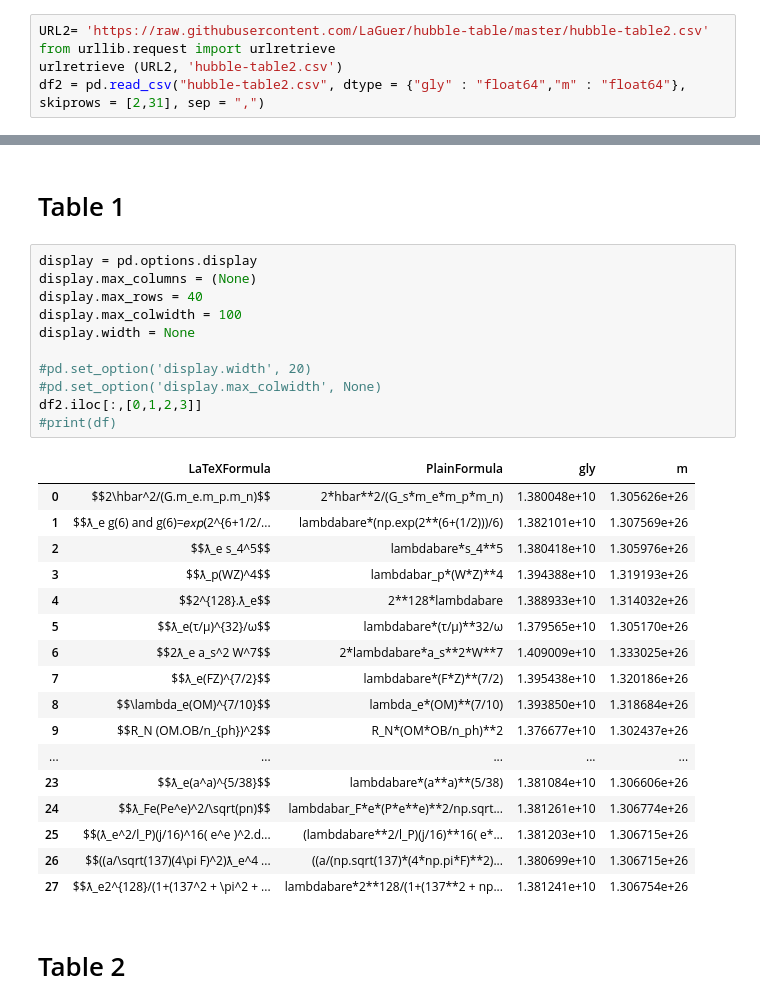
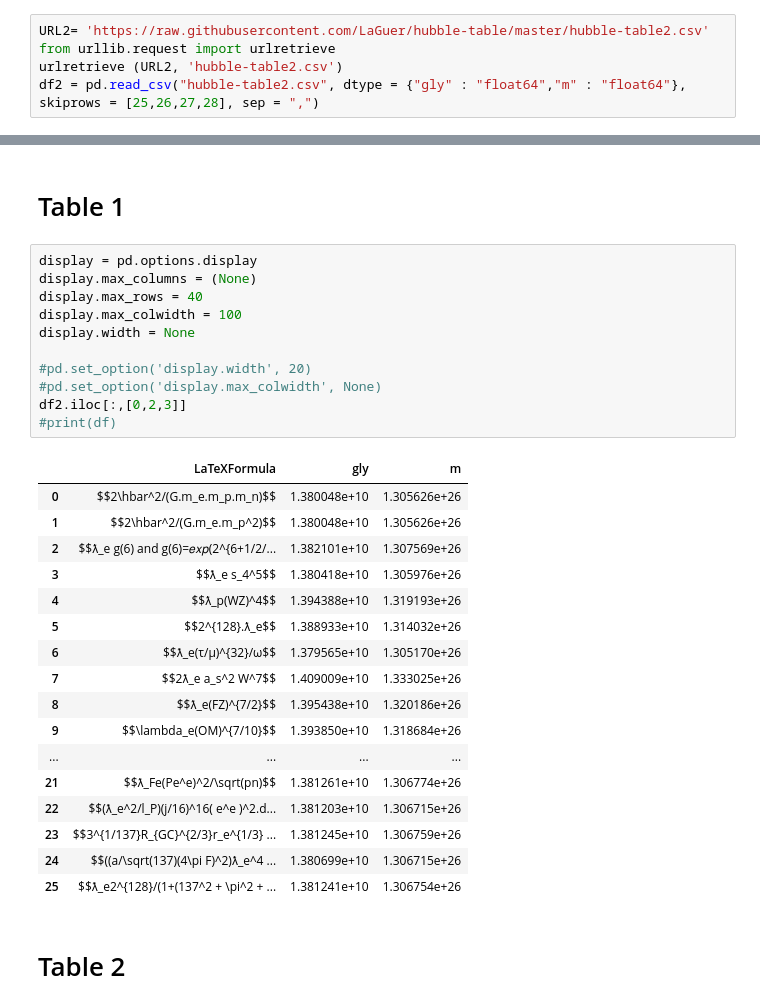
Before and after one commit to LaGuer/hubble-radius, a Jupyter notebook: hubble-radius.ipynb, the cells around one changed output, grey strips where cells are left out. Drawn from its saved outputs; the diff is of its cells as text.

```diff
--- a/hubble-radius.ipynb
+++ b/hubble-radius.ipynb
@@ -208,7 +208,7 @@ df1 = pd.read_csv("hubble-table1.csv", dtype = {"Gly" : "float64","m" : "float64
 URL2= 'https://raw.githubusercontent.com/LaGuer/hubble-table/master/hubble-table2.csv'
 from urllib.request import urlretrieve
 urlretrieve (URL2, 'hubble-table2.csv')
-df2 = pd.read_csv("hubble-table2.csv", dtype = {"gly" : "float64","m" : "float64"}, skiprows = [2,31], sep = ",")
+df2 = pd.read_csv("hubble-table2.csv", dtype = {"gly" : "float64","m" : "float64"}, skiprows = [25,26,27,28], sep = ",")
 # %%
 # URL= 'https://github.com/laguer/hubble-table/hubble-table.csv'
 URL3= 'https://raw.githubusercontent.com/LaGuer/hubble-table/master/hubble-table3.csv'
@@ -232,32 +232,32 @@ lambda_e*(OM)**(7/10)/(constants.light_year*10**9)
 # %%
 display = pd.options.display
 display.max_columns = (None)
 display.max_rows = 40
 display.max_colwidth = 100
 display.width = None
 
 #pd.set_option('display.width', 20)
 #pd.set_option('display.max_colwidth', None)
-df2.iloc[:,[0,1,2,3]]
+df2.iloc[:,[0,2,3]]
 #print(df)
 # %% [output]
-|  | LaTeXFormula | PlainFormula | gly | m |
-| 0 | $$2\hbar^2/(G.m_e.m_p.m_n)$$ | 2*hbar**2/(G_s*m_e*m_p*m_n) | 1.380048e+10 | 1.305626e+26 |
-| 1 | $$ƛ_e g(6) and g(6)=𝑒𝑥𝑝(2^{6+1/2/... | lambdabare*(np.exp(2**(6+(1/2)))/6) | 1.382101e+10 | 1.307569e+26 |
-| 2 | $$ƛ_e s_4^5$$ | lambdabare*s_4**5 | 1.380418e+10 | 1.305976e+26 |
-| 3 | $$ƛ_p(WZ)^4$$ | lambdabar_p*(W*Z)**4 | 1.394388e+10 | 1.319193e+26 |
-| 4 | $$2^{128}.ƛ_e$$ | 2**128*lambdabare | 1.388933e+10 | 1.314032e+26 |
-| 5 | $$ƛ_e(τ/μ)^{32}/ω$$ | lambdabare*(τ/μ)**32/ω | 1.379565e+10 | 1.305170e+26 |
-| 6 | $$2ƛ_e a_s^2 W^7$$ | 2*lambdabare*a_s**2*W**7 | 1.409009e+10 | 1.333025e+26 |
-| 7 | $$ƛ_e(FZ)^{7/2}$$ | lambdabare*(F*Z)**(7/2) | 1.395438e+10 | 1.320186e+26 |
-| 8 | $$\lambda_e(OM)^{7/10}$$ | lambda_e*(OM)**(7/10) | 1.393850e+10 | 1.318684e+26 |
-| 9 | $$R_N (OM.OB/n_{ph})^2$$ | R_N*(OM*OB/n_ph)**2 | 1.376677e+10 | 1.302437e+26 |
-| ... | ... | ... | ... | ... |
-| 23 | $$ƛ_e(a^a)^{5/38}$$ | lambdabare*(a**a)**(5/38) | 1.381084e+10 | 1.306606e+26 |
-| 24 | $$ƛ_Fe(Pe^e)^2/\sqrt(pn)$$ | lambdabar_F*e*(P*e**e)**2/np.sqrt... | 1.381261e+10 | 1.306774e+26 |
-| 25 | $$(ƛ_e^2/l_P)(j/16)^16( e^e )^2.d... | (lambdabare**2/l_P)(j/16)**16( e*... | 1.381203e+10 | 1.306715e+26 |
-| 26 | $$((a/\sqrt(137)(4\pi F)^2)ƛ_e^4 ... | ((a/(np.sqrt(137)*(4*np.pi*F)**2)... | 1.380699e+10 | 1.306715e+26 |
-| 27 | $$ƛ_e2^{128}/(1+(137^2 + \pi^2 + ... | lambdabare*2**128/(1+(137**2 + np... | 1.381241e+10 | 1.306754e+26 |
+|  | LaTeXFormula | gly | m |
+| 0 | $$2\hbar^2/(G.m_e.m_p.m_n)$$ | 1.380048e+10 | 1.305626e+26 |
+| 1 | $$2\hbar^2/(G.m_e.m_p^2)$$ | 1.380048e+10 | 1.305626e+26 |
+| 2 | $$ƛ_e g(6) and g(6)=𝑒𝑥𝑝(2^{6+1/2/... | 1.382101e+10 | 1.307569e+26 |
+| 3 | $$ƛ_e s_4^5$$ | 1.380418e+10 | 1.305976e+26 |
+| 4 | $$ƛ_p(WZ)^4$$ | 1.394388e+10 | 1.319193e+26 |
+| 5 | $$2^{128}.ƛ_e$$ | 1.388933e+10 | 1.314032e+26 |
+| 6 | $$ƛ_e(τ/μ)^{32}/ω$$ | 1.379565e+10 | 1.305170e+26 |
+| 7 | $$2ƛ_e a_s^2 W^7$$ | 1.409009e+10 | 1.333025e+26 |
+| 8 | $$ƛ_e(FZ)^{7/2}$$ | 1.395438e+10 | 1.320186e+26 |
+| 9 | $$\lambda_e(OM)^{7/10}$$ | 1.393850e+10 | 1.318684e+26 |
+| ... | ... | ... | ... |
+| 21 | $$ƛ_Fe(Pe^e)^2/\sqrt(pn)$$ | 1.381261e+10 | 1.306774e+26 |
+| 22 | $$(ƛ_e^2/l_P)(j/16)^16( e^e )^2.d... | 1.381203e+10 | 1.306715e+26 |
+| 23 | $$3^{1/137}R_{GC}^{2/3}r_e^{1/3} ... | 1.381245e+10 | 1.306759e+26 |
+| 24 | $$((a/\sqrt(137)(4\pi F)^2)ƛ_e^4 ... | 1.380699e+10 | 1.306715e+26 |
+| 25 | $$ƛ_e2^{128}/(1+(137^2 + \pi^2 + ... | 1.381241e+10 | 1.306754e+26 |
 # %% [markdown]
 # Table 2
 # %%
```
